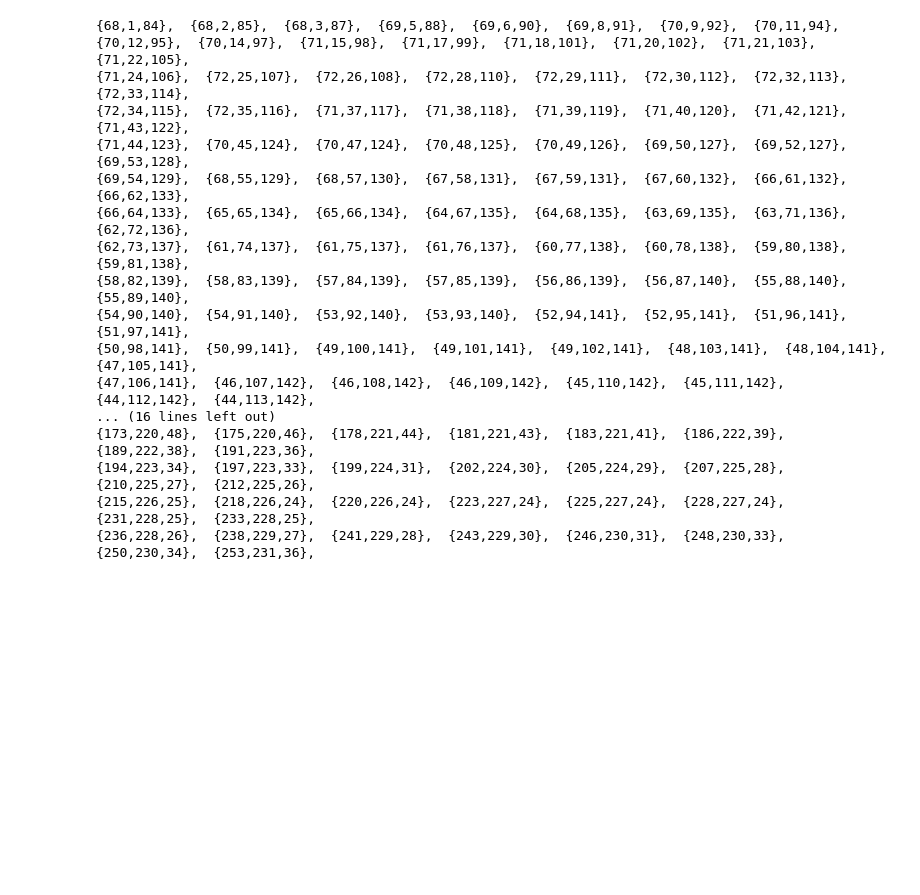
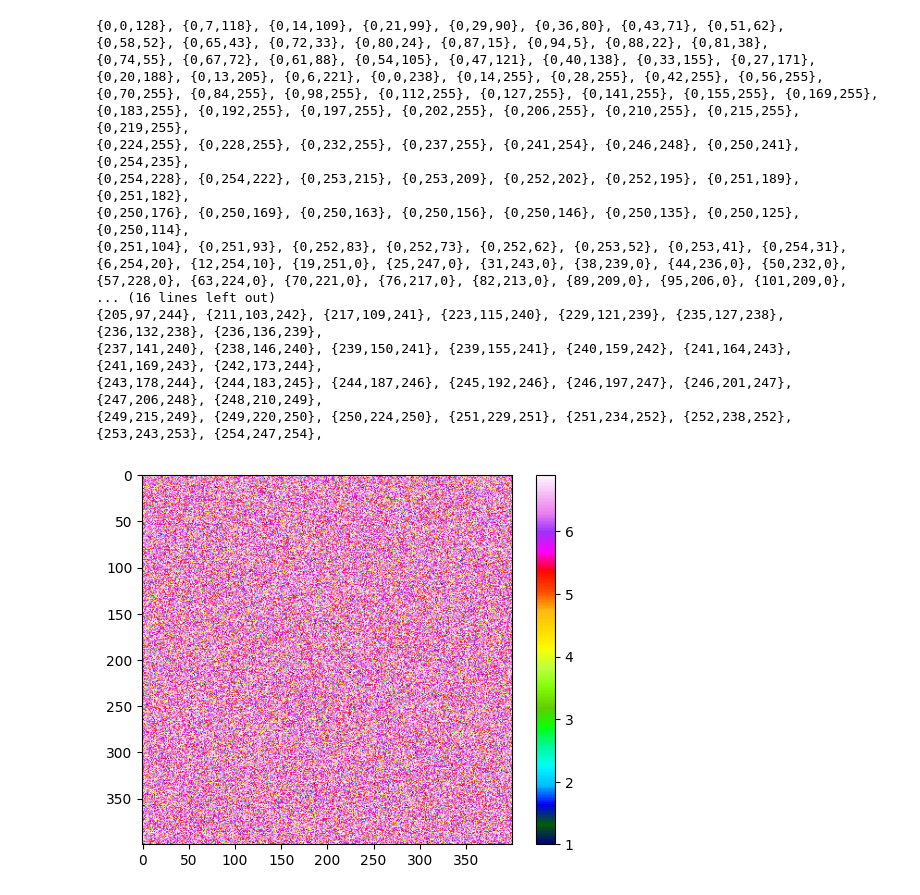
Before and after one commit to mattiamencagli/my-python-plots, a Jupyter notebook: AltLeo/palette.ipynb, the cells around one changed output. Drawn from its saved outputs; the diff is of its cells as text; code cells hidden in the pictures; blank space fills up the shorter version.

```diff
--- a/AltLeo/palette.ipynb
+++ b/AltLeo/palette.ipynb
@@ -3,29 +3,43 @@ import matplotlib.pyplot as plt
 import numpy as np
 
 # colormap viridis
-cmap = plt.cm.get_cmap("viridis", 256)
+cmap = plt.cm.get_cmap("gist_ncar", 256)
 
 for i in range(256):
     r, g, b, _ = cmap(i)          # valori in [0,1]
     r, g, b = int(r*255), int(g*255), int(b*255)
-    print("{%d,%d,%d}, "%(r,g,b), end=" ")
+    print("{%d,%d,%d}, "%(r,g,b), end="")
     if (i+1)%8==0:
         print()
 # %% [output]
-{68,1,84},  {68,2,85},  {68,3,87},  {69,5,88},  {69,6,90},  {69,8,91},  {70,9,92},  {70,11,94},
-{70,12,95},  {70,14,97},  {71,15,98},  {71,17,99},  {71,18,101},  {71,20,102},  {71,21,103},  {71,22,105},
-{71,24,106},  {72,25,107},  {72,26,108},  {72,28,110},  {72,29,111},  {72,30,112},  {72,32,113},  {72,33,114},
-{72,34,115},  {72,35,116},  {71,37,117},  {71,38,118},  {71,39,119},  {71,40,120},  {71,42,121},  {71,43,122},
-{71,44,123},  {70,45,124},  {70,47,124},  {70,48,125},  {70,49,126},  {69,50,127},  {69,52,127},  {69,53,128},
-{69,54,129},  {68,55,129},  {68,57,130},  {67,58,131},  {67,59,131},  {67,60,132},  {66,61,132},  {66,62,133},
-{66,64,133},  {65,65,134},  {65,66,134},  {64,67,135},  {64,68,135},  {63,69,135},  {63,71,136},  {62,72,136},
-{62,73,137},  {61,74,137},  {61,75,137},  {61,76,137},  {60,77,138},  {60,78,138},  {59,80,138},  {59,81,138},
-{58,82,139},  {58,83,139},  {57,84,139},  {57,85,139},  {56,86,139},  {56,87,140},  {55,88,140},  {55,89,140},
-{54,90,140},  {54,91,140},  {53,92,140},  {53,93,140},  {52,94,141},  {52,95,141},  {51,96,141},  {51,97,141},
-{50,98,141},  {50,99,141},  {49,100,141},  {49,101,141},  {49,102,141},  {48,103,141},  {48,104,141},  {47,105,141},
-{47,106,141},  {46,107,142},  {46,108,142},  {46,109,142},  {45,110,142},  {45,111,142},  {44,112,142},  {44,113,142},
+{0,0,128}, {0,7,118}, {0,14,109}, {0,21,99}, {0,29,90}, {0,36,80}, {0,43,71}, {0,51,62},
+{0,58,52}, {0,65,43}, {0,72,33}, {0,80,24}, {0,87,15}, {0,94,5}, {0,88,22}, {0,81,38},
+{0,74,55}, {0,67,72}, {0,61,88}, {0,54,105}, {0,47,121}, {0,40,138}, {0,33,155}, {0,27,171},
+{0,20,188}, {0,13,205}, {0,6,221}, {0,0,238}, {0,14,255}, {0,28,255}, {0,42,255}, {0,56,255},
+{0,70,255}, {0,84,255}, {0,98,255}, {0,112,255}, {0,127,255}, {0,141,255}, {0,155,255}, {0,169,255},
+{0,183,255}, {0,192,255}, {0,197,255}, {0,202,255}, {0,206,255}, {0,210,255}, {0,215,255}, {0,219,255},
+{0,224,255}, {0,228,255}, {0,232,255}, {0,237,255}, {0,241,254}, {0,246,248}, {0,250,241}, {0,254,235},
+{0,254,228}, {0,254,222}, {0,253,215}, {0,253,209}, {0,252,202}, {0,252,195}, {0,251,189}, {0,251,182},
+{0,250,176}, {0,250,169}, {0,250,163}, {0,250,156}, {0,250,146}, {0,250,135}, {0,250,125}, {0,250,114},
+{0,251,104}, {0,251,93}, {0,252,83}, {0,252,73}, {0,252,62}, {0,253,52}, {0,253,41}, {0,254,31},
+{6,254,20}, {12,254,10}, {19,251,0}, {25,247,0}, {31,243,0}, {38,239,0}, {44,236,0}, {50,232,0},
+{57,228,0}, {63,224,0}, {70,221,0}, {76,217,0}, {82,213,0}, {89,209,0}, {95,206,0}, {101,209,0},
 ... (16 lines left out)
-{173,220,48},  {175,220,46},  {178,221,44},  {181,221,43},  {183,221,41},  {186,222,39},  {189,222,38},  {191,223,36},
-{194,223,34},  {197,223,33},  {199,224,31},  {202,224,30},  {205,224,29},  {207,225,28},  {210,225,27},  {212,225,26},
-{215,226,25},  {218,226,24},  {220,226,24},  {223,227,24},  {225,227,24},  {228,227,24},  {231,228,25},  {233,228,25},
-{236,228,26},  {238,229,27},  {241,229,28},  {243,229,30},  {246,230,31},  {248,230,33},  {250,230,34},  {253,231,36},
+{205,97,244}, {211,103,242}, {217,109,241}, {223,115,240}, {229,121,239}, {235,127,238}, {236,132,238}, {236,136,239},
+{237,141,240}, {238,146,240}, {239,150,241}, {239,155,241}, {240,159,242}, {241,164,243}, {241,169,243}, {242,173,244},
+{243,178,244}, {244,183,245}, {244,187,246}, {245,192,246}, {246,197,247}, {246,201,247}, {247,206,248}, {248,210,249},
+{249,215,249}, {249,220,250}, {250,224,250}, {251,229,251}, {251,234,252}, {252,238,252}, {253,243,253}, {254,247,254},
+# %%
+import numpy as np
+import matplotlib.pyplot as plt
+
+# supponiamo di avere un array "iterations"
+iterations = np.random.randint(1, 1000, (400, 400))
+
+# normalizzazione logaritmica
+norm = plt.Normalize(vmin=iterations.min(), vmax=np.log(iterations.max()))
+img = plt.imshow(np.log(iterations), cmap="gist_ncar", norm=norm)
+plt.colorbar(img)
+plt.show()
+# %% [output]
+[figure, added]
```
